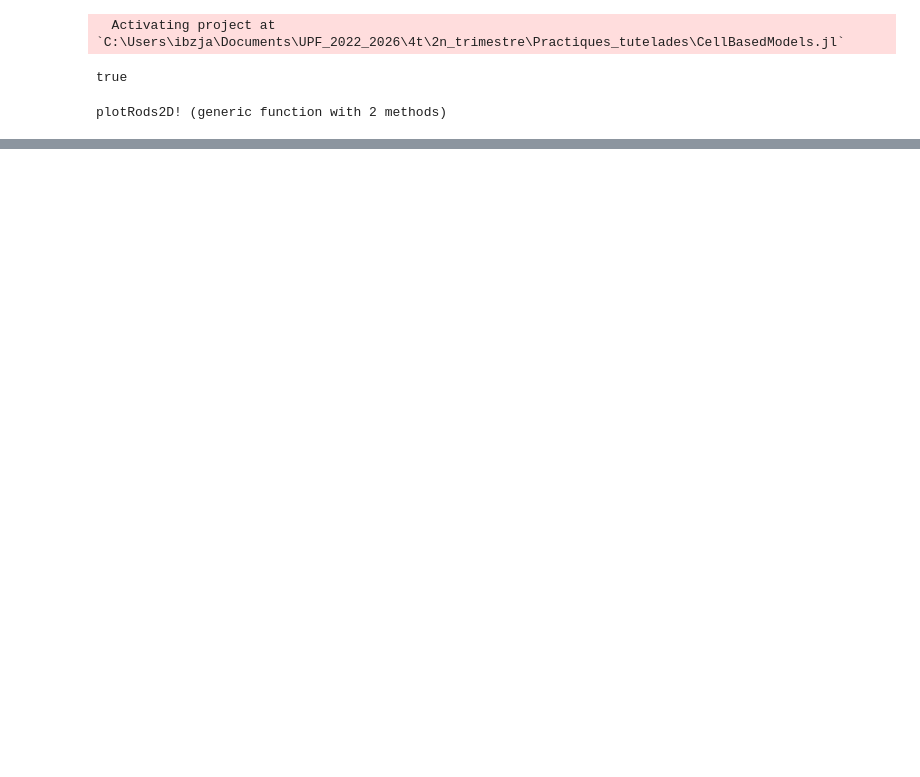
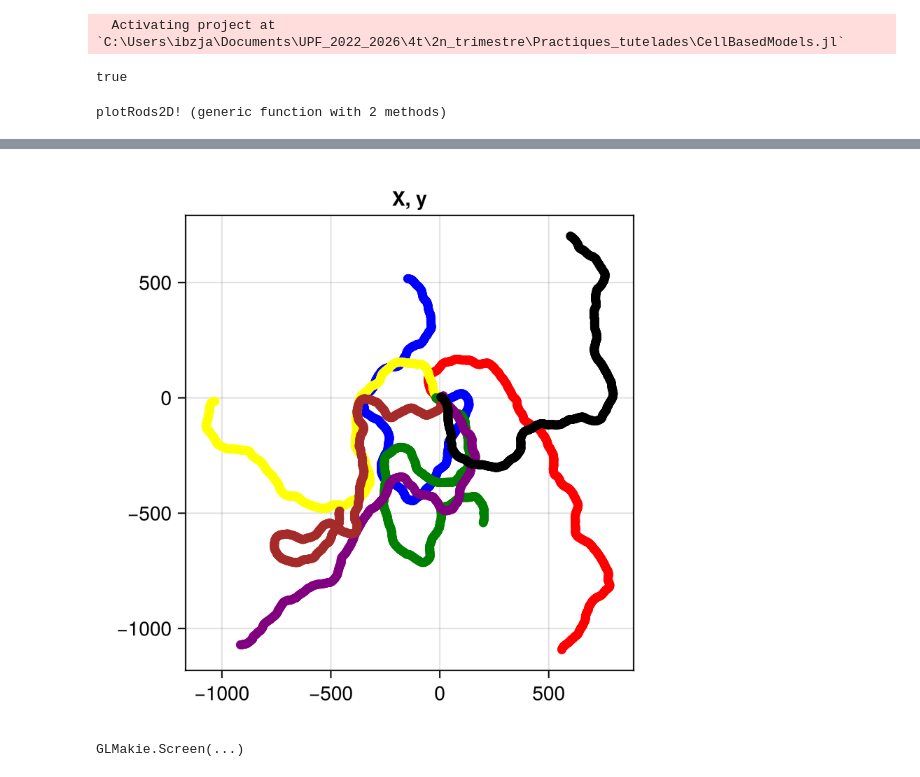
Before and after one commit to jmarib/CellBasedModels.jl, a Jupyter notebook: examples/movement.ipynb, the cells around one changed output, grey strips where cells are left out. Saved outputs shown, nothing was run; the diff lists cells and outputs as text; code cells hidden in the pictures; blank space fills up the shorter version.

```diff
--- a/examples/movement.ipynb
+++ b/examples/movement.ipynb
@@ -519 +505,17 @@ display(fig)
 GLMakie.Screen(...)
+# %%
+fig2 = Figure(size= (400,400))
+ax3 = Axis(fig2[1,1], title = "X, y")
+
+scatter!(ax3, cell1[!, :x] ,cell1[!, :y], color = :blue)
+scatter!(ax3, cell2[!,:x], cell2[!, :y], color = :red)
+scatter!(ax3, cell3[!,:x], cell3[!, :y], color = :yellow)
+scatter!(ax3, cell4[!,:x], cell4[!, :y], color = :green)
+scatter!(ax3, cell5[!,:x], cell5[!, :y], color = :purple)
+scatter!(ax3, cell6[!,:x], cell6[!, :y], color = :brown)
+scatter!(ax3, cell7[!,:x], cell7[!, :y], color = :black)
+
+display(fig2)
+# %% [output]
+[figure, added]
+GLMakie.Screen(...)
```
Also changed, not shown: parts of 9 cells of this notebook, 3 other files.
